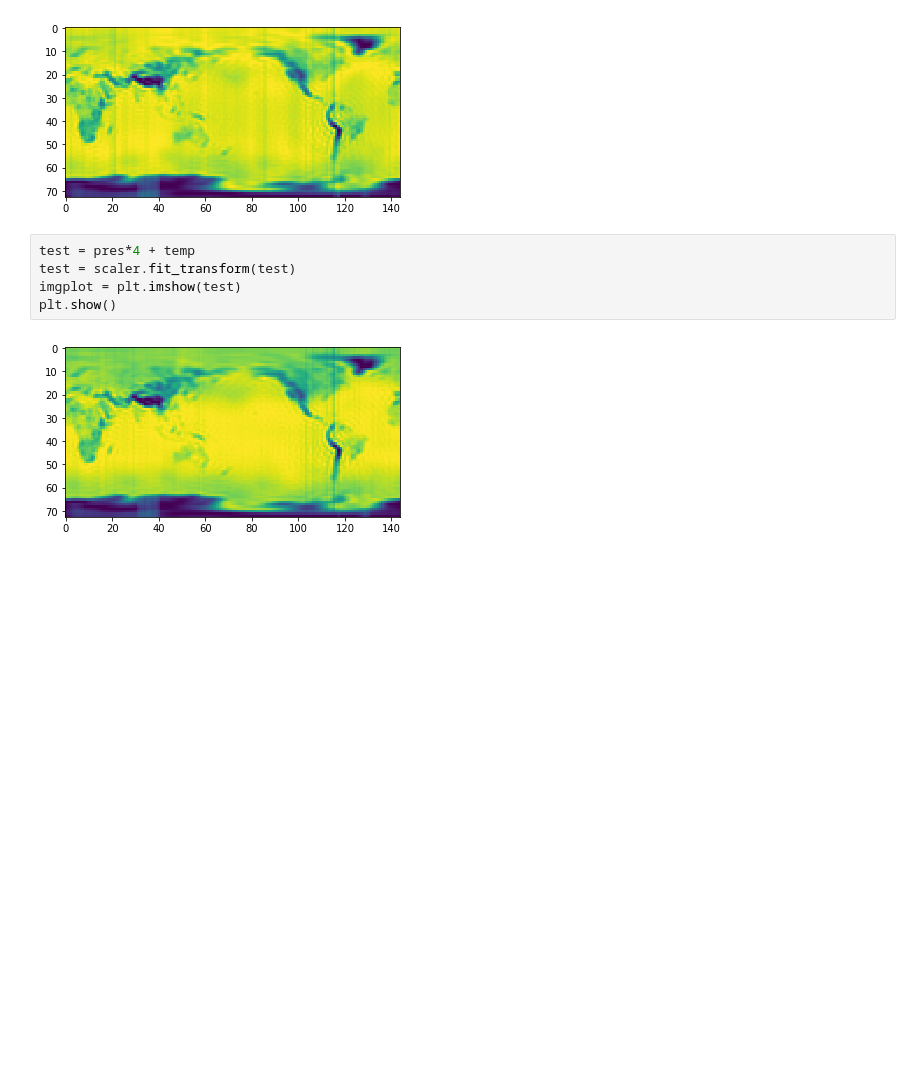
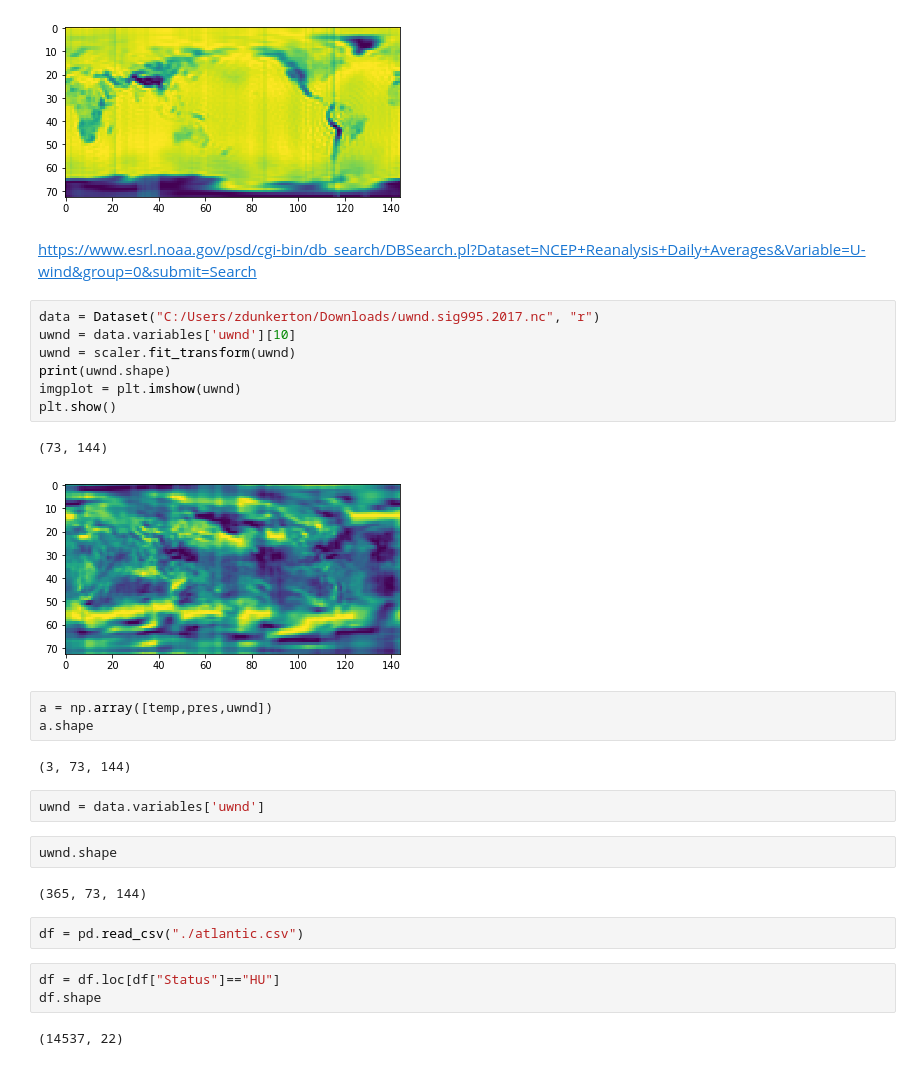
Before and after one commit to zachdunkerton/DeepNets_with_TF, a Jupyter notebook: RNN/Untitled.ipynb, the cells around one changed output. Cells and saved outputs as stored; diff of their text form; blank space fills up the shorter version.

```diff
--- a/RNN/Untitled.ipynb
+++ b/RNN/Untitled.ipynb
@@ -34,10 +48,33 @@ imgplot = plt.imshow(pres)
 plt.show()
 # %% [output]
 [figure]
-# %%
-test = pres*4 + temp
-test = scaler.fit_transform(test)
-imgplot = plt.imshow(test)
-plt.show()
-# %% [output]
-[figure, removed]
+# %% [markdown]
+https://www.esrl.noaa.gov/psd/cgi-bin/db_search/DBSearch.pl?Dataset=NCEP+Reanalysis+Daily+Averages&Variable=U-wind&group=0&submit=Search
+# %%
+data = Dataset("C:/Users/zdunkerton/Downloads/uwnd.sig995.2017.nc", "r")
+uwnd = data.variables['uwnd'][10]
+uwnd = scaler.fit_transform(uwnd)
+print(uwnd.shape)
+imgplot = plt.imshow(uwnd)
+plt.show()
+# %% [output]
+(73, 144)
+[figure, added]
+# %%
+a = np.array([temp,pres,uwnd])
+a.shape
+# %% [output]
+(3, 73, 144)
+# %%
+uwnd = data.variables['uwnd']
+# %%
+uwnd.shape
+# %% [output]
+(365, 73, 144)
+# %%
+df = pd.read_csv("./atlantic.csv")
+# %%
+df = df.loc[df["Status"]=="HU"]
+df.shape
+# %% [output]
+(14537, 22)
```
Also changed, not shown: parts of 7 cells of this notebook, 3 other files.
